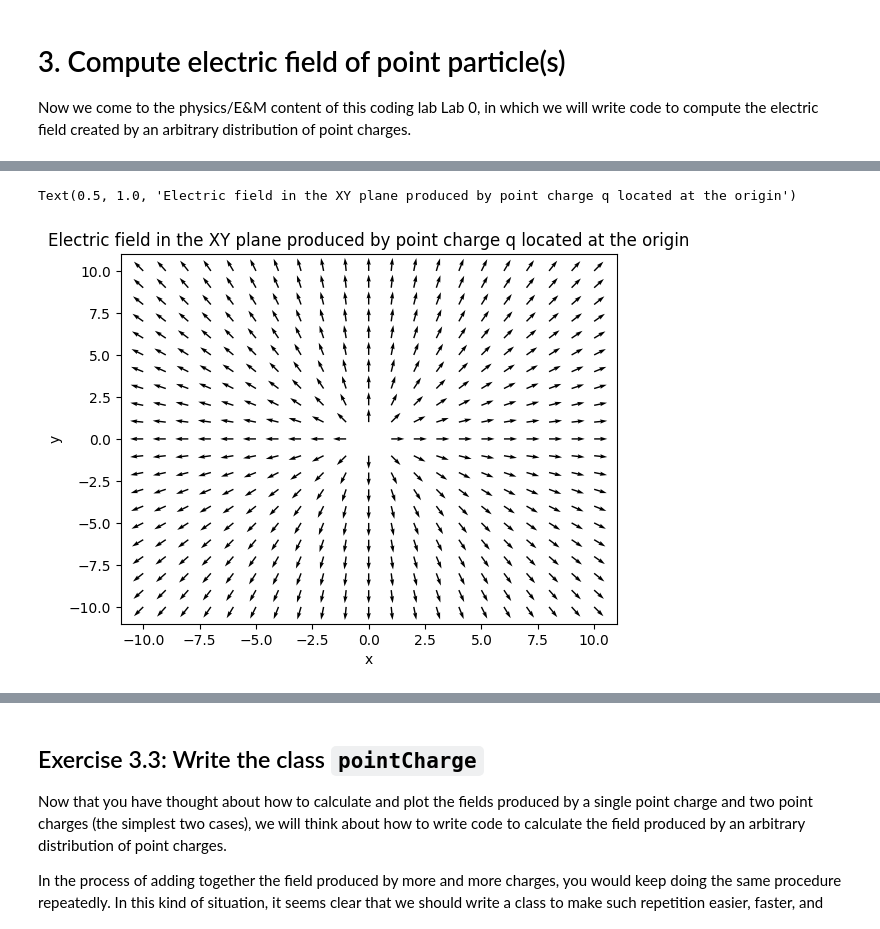
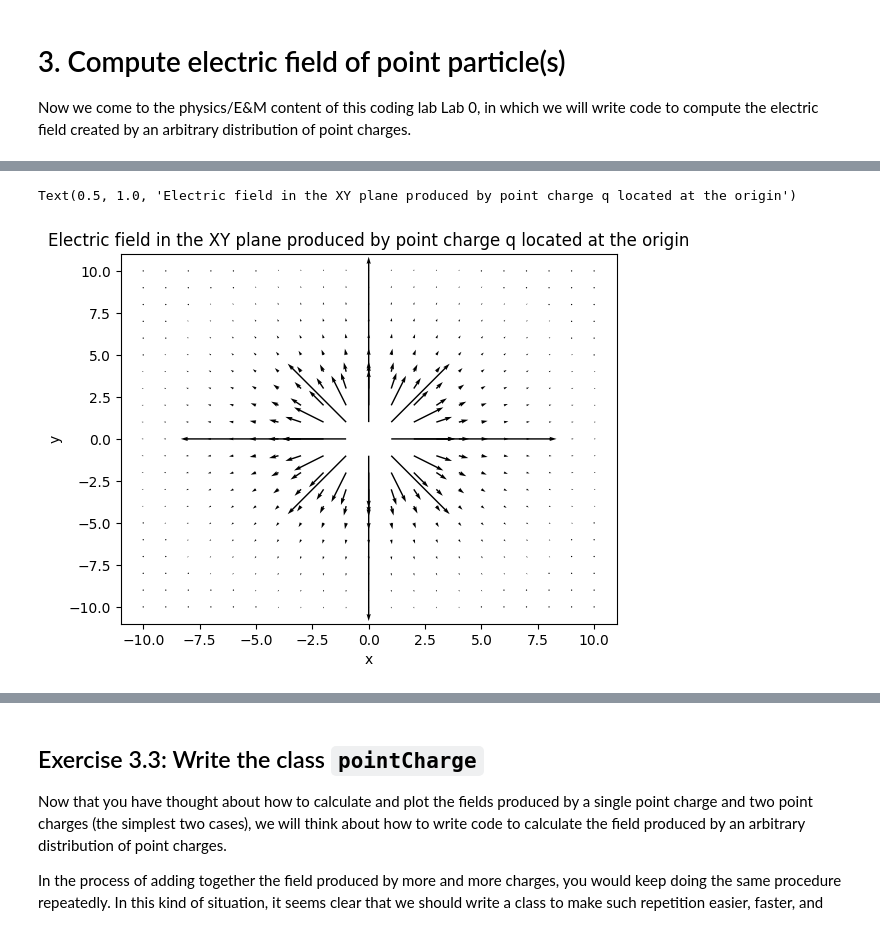
Before and after one commit to lilalitman/Assignment0LilaLitman, a Jupyter notebook: Lab0_IEPII_Spr25.ipynb, the cells around one changed output, grey strips where cells are left out. Drawn from its saved outputs; the diff is of its cells as text; code cells hidden in the pictures.

```diff
--- a/Lab0_IEPII_Spr25.ipynb
+++ b/Lab0_IEPII_Spr25.ipynb
@@ -297,24 +297,23 @@ Hint: use the matplotlib function `quiver`. Your result should look something li
 # %%
 xPts = np.linspace(-10,10,21)
 yPts = np.linspace(-10,10,21)
 x, y = np.meshgrid(xPts, yPts) # define a grid
 
 k = 1 # by definition in this lab
 charge = 1 # define charges in units of q
 
 r = np.hypot(x,y)
 fieldMagnitude = 1/r**2
-fieldX = x/r
-fieldY = y/r
-fieldZ = np.sqrt(x**2+y**2)/r
-
-plt.quiver(x, y, fieldX, fieldY)
+fieldX = x*fieldMagnitude/r
+fieldY = y*fieldMagnitude/r
+fieldZ = 0
+plt.quiver(x, y, fieldX, fieldY, scale=3)
 plt.xlabel('x')
 plt.ylabel('y')
 plt.title('Electric field in the XY plane produced by point charge q located at the origin')
 # %% [output]
 Text(0.5, 1.0, 'Electric field in the XY plane produced by point charge q located at the origin')
-[figure, old version]
+[figure, new version]
 # %% [markdown]
 ## Exercise 3.2: Electric dipole field (two point charges)
 
```
